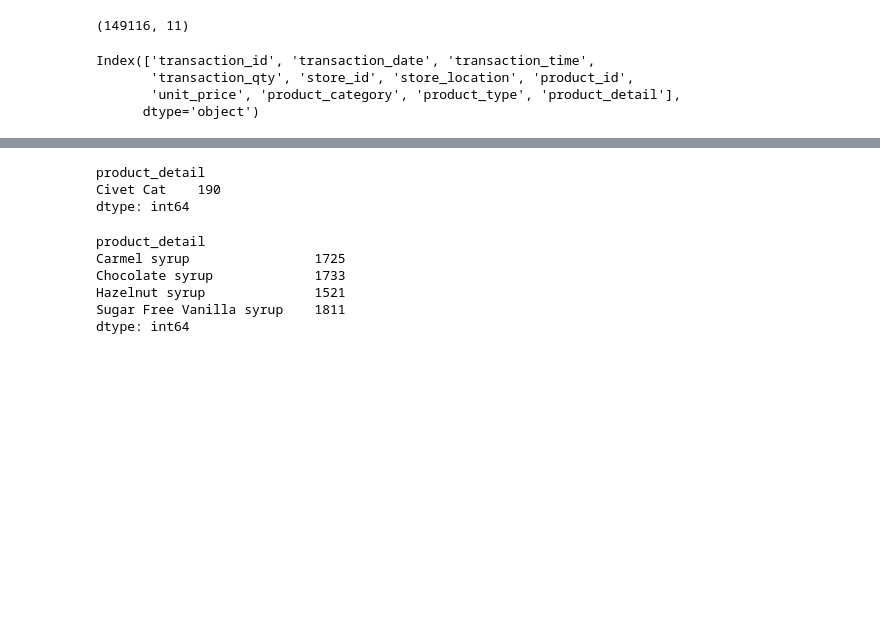
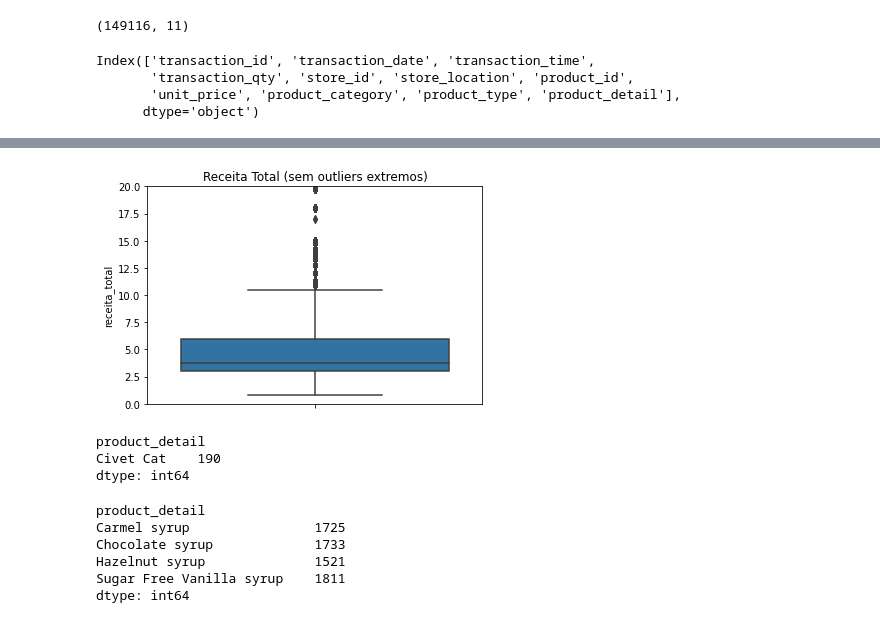
Before and after one commit to YumiiOnoue/Coffee_shop_sales_EDA, a Jupyter notebook: Coffe_Shop_Sale.ipynb, the cells around one changed output, grey strips where cells are left out. Drawn from its saved outputs; the diff is of its cells as text; code cells hidden in the pictures; blank space fills up the shorter version.

```diff
--- a/Coffe_Shop_Sale.ipynb
+++ b/Coffe_Shop_Sale.ipynb
@@ -71,3 +89,10 @@ df[['transaction_qty','unit_price']].describe()
+# %%
+sns.boxplot(y=df['receita_total'])
+plt.ylim(0, 20)  # exibe apenas receitas até R$ 20
+plt.title('Receita Total (sem outliers extremos)')
+plt.show()
+# %% [output]
+[figure, added]
 # %%
 produto_mais_caro = df[df['unit_price'] == 45].groupby('product_detail').size()
 produto_mais_caro
```
Also changed, not shown: parts of 8 cells of this notebook.
